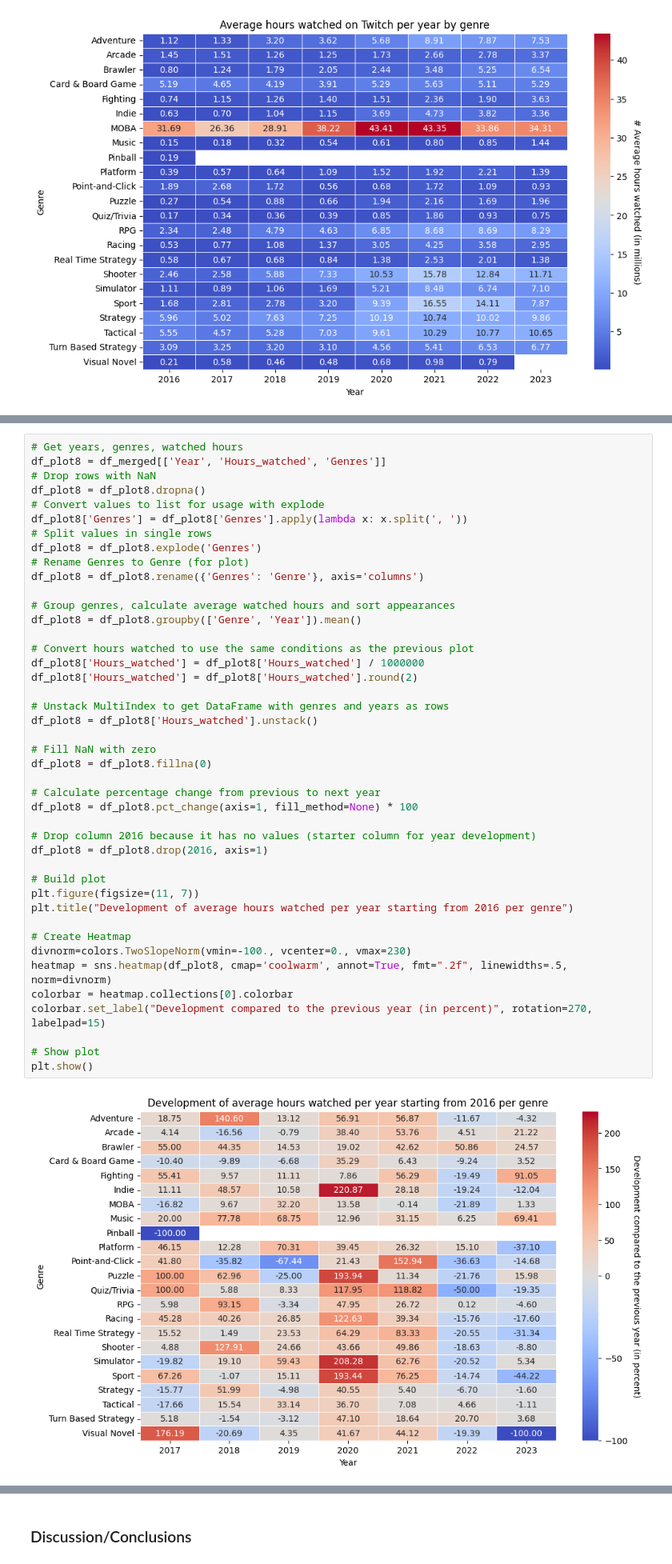
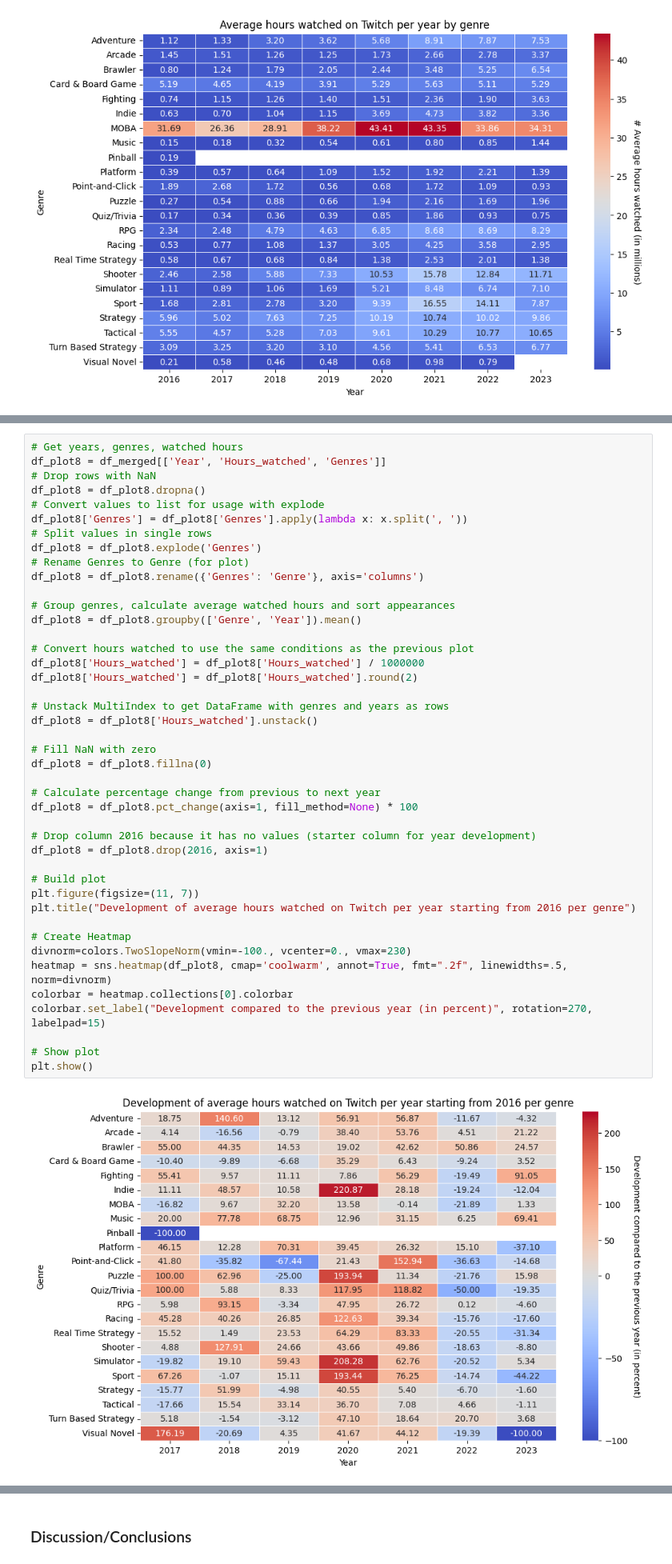
Before and after one commit to KevGame/made-template, a Jupyter notebook: project/report.ipynb, the cells around one changed output, grey strips where cells are left out. Shown at 80% size. Saved outputs shown, nothing was run; the diff lists cells and outputs as text.

```diff
--- a/project/report.ipynb
+++ b/project/report.ipynb
@@ -375,32 +393,32 @@ df_plot8 = df_plot8.rename({'Genres': 'Genre'}, axis='columns')
 df_plot8 = df_plot8.groupby(['Genre', 'Year']).mean()
 
 # Convert hours watched to use the same conditions as the previous plot
 df_plot8['Hours_watched'] = df_plot8['Hours_watched'] / 1000000
 df_plot8['Hours_watched'] = df_plot8['Hours_watched'].round(2)
 
 # Unstack MultiIndex to get DataFrame with genres and years as rows
 df_plot8 = df_plot8['Hours_watched'].unstack()
 
 # Fill NaN with zero
 df_plot8 = df_plot8.fillna(0)
 
 # Calculate percentage change from previous to next year
 df_plot8 = df_plot8.pct_change(axis=1, fill_method=None) * 100
 
 # Drop column 2016 because it has no values (starter column for year development)
 df_plot8 = df_plot8.drop(2016, axis=1)
 
 # Build plot
 plt.figure(figsize=(11, 7))
-plt.title("Development of average hours watched per year starting from 2016 per genre")
+plt.title("Development of average hours watched on Twitch per year starting from 2016 per genre")
 
 # Create Heatmap
 divnorm=colors.TwoSlopeNorm(vmin=-100., vcenter=0., vmax=230)
 heatmap = sns.heatmap(df_plot8, cmap='coolwarm', annot=True, fmt=".2f", linewidths=.5, norm=divnorm)
 colorbar = heatmap.collections[0].colorbar
 colorbar.set_label("Development compared to the previous year (in percent)", rotation=270, labelpad=15)
 
 # Show plot
 plt.show()
 # %% [output]
-[figure, old version]
+[figure, new version]
```
Also changed, not shown: parts of 23 cells of this notebook.
